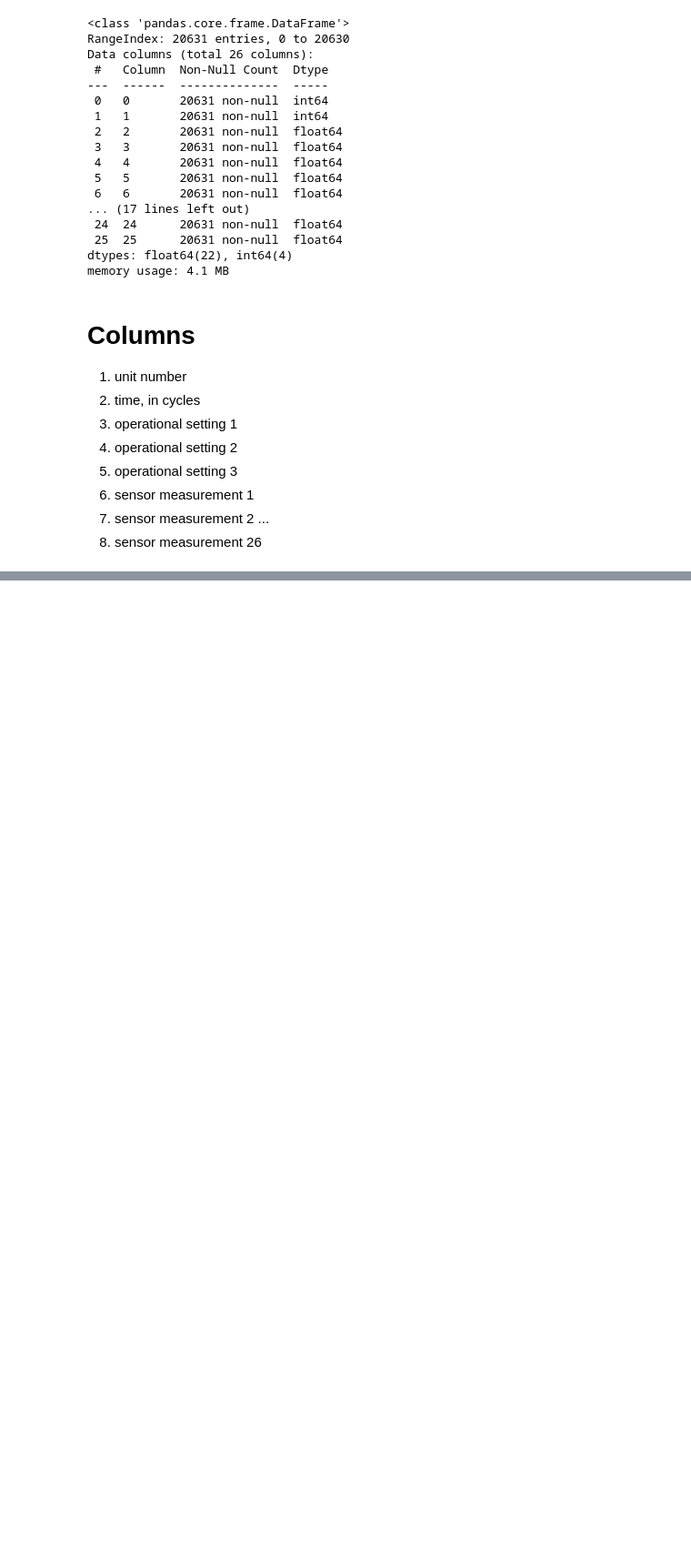
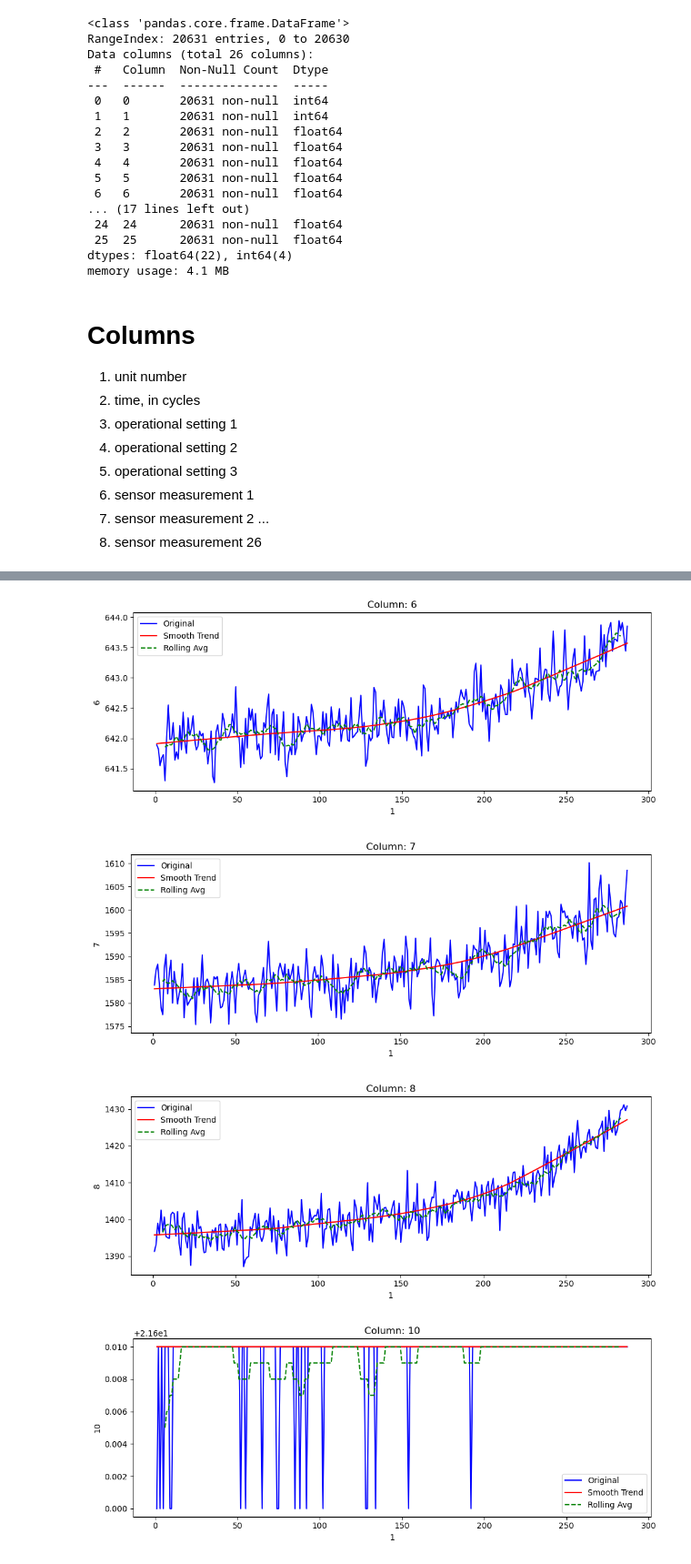
Before and after one commit to pratyush-015/ManuSenseAI, a Jupyter notebook: models/notebooks/Untitled.ipynb, the cells around one changed output, grey strips where cells are left out. Shown at 91% size. Drawn from its saved outputs; the diff is of its cells as text; code cells hidden in the pictures; blank space fills up the shorter version.

```diff
--- a/models/notebooks/Untitled.ipynb
+++ b/models/notebooks/Untitled.ipynb
@@ -68,0 +161,28 @@ train_data.describe()
+# %%
+def plot_smoothed_trend(single_engine_data, x_col, y_col, frac=0.5, window=10, show_rolling=False):
+    y = single_engine_data[y_col]
+    x = single_engine_data[x_col]
+
+    # LOWESS
+    lowess = sm.nonparametric.lowess
+    smoothed = lowess(y, x, frac=frac)
+
+    # Rolling average
+    rolling_avg = y.rolling(window=window, center=True).mean()
+
+    plt.figure(figsize=(10, 4))
+    sns.lineplot(x=x, y=y, label='Original', color='blue')
+
+    # Smoothed trend
+    plt.plot(smoothed[:, 0], smoothed[:, 1], color='red', label='Smooth Trend')
+
+    # Rolling average (optional)
+    if show_rolling:
+        plt.plot(x, rolling_avg, color='green', label='Rolling Avg', linestyle='--')
+
+    plt.legend()
+    plt.xlabel(x_col)
+    plt.ylabel(y_col)
+    plt.title(f'Column: {y_col}')
+    plt.tight_layout()
+    plt.show()
@@ -68,0 +193,8 @@ train_data.describe()
+# %%
+for col_idx in single_engine_data.columns[3:]:
+    plot_smoothed_trend(single_engine_data, x_col=1, y_col=col_idx, frac=0.5, window=10, show_rolling=True)
+# %% [output]
+[figure, added]
+[figure, added]
+[figure, added]
+[figure, added]
```
Also changed, not shown: parts of 20 cells of this notebook, 2 other files.
